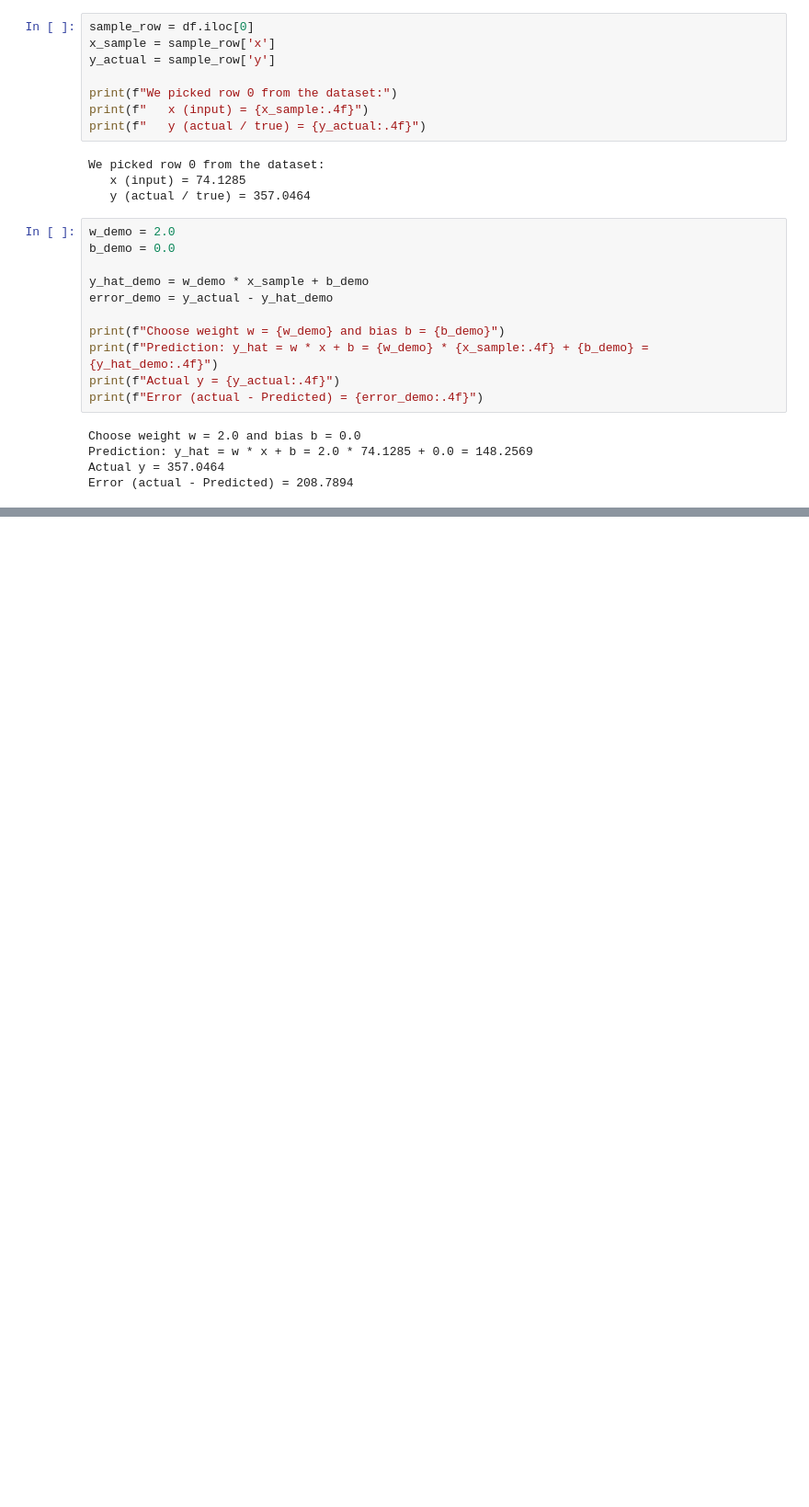
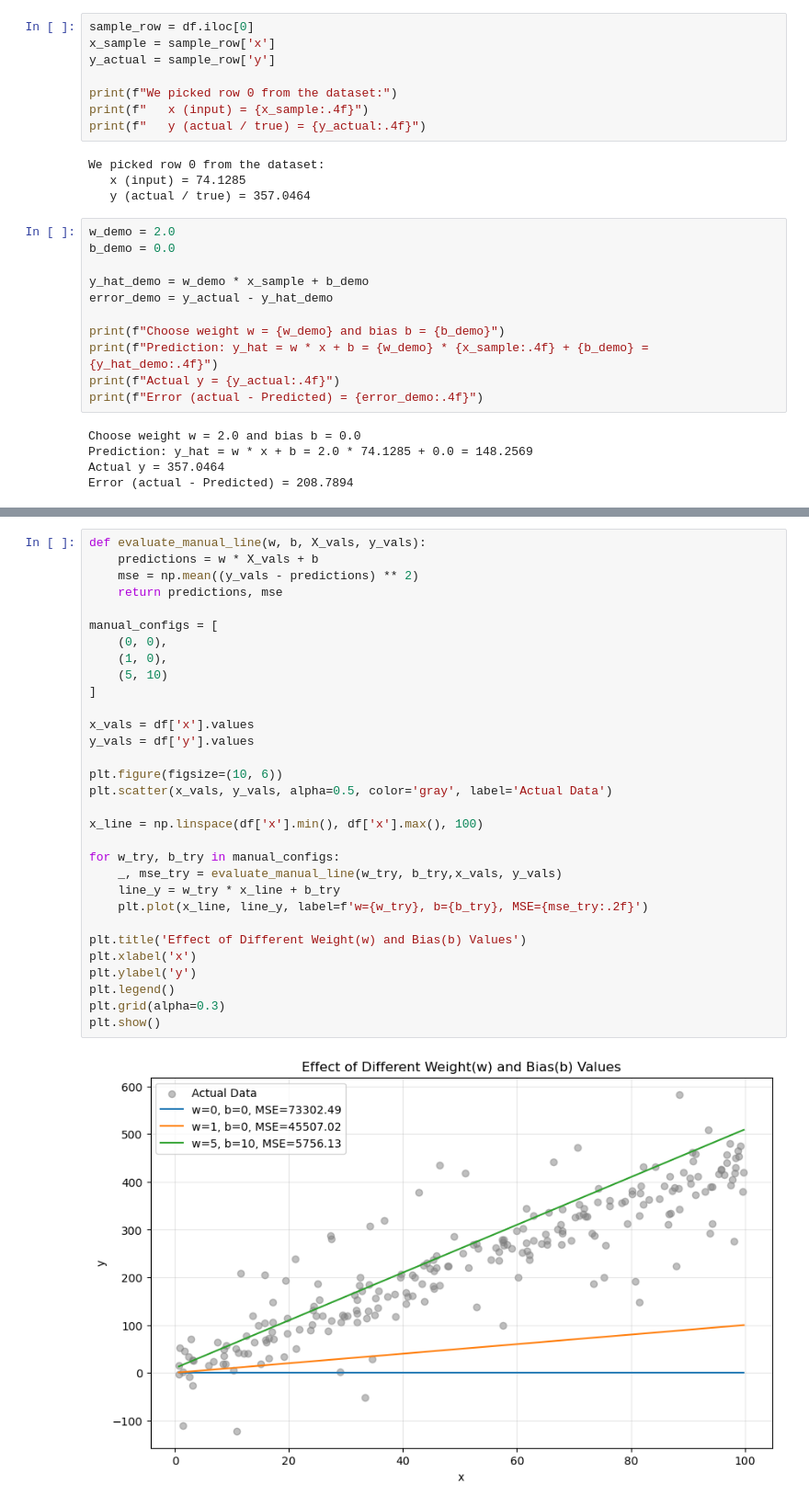
Before and after one commit to Niraj7272/DataScience, a Jupyter notebook: Practice/DL/ANN/ann_regression.ipynb, the cells around one changed output, grey strips where cells are left out. Shown at 92% size. Saved outputs shown, nothing was run; the diff lists cells and outputs as text; blank space fills up the shorter version.

```diff
--- a/Practice/DL/ANN/ann_regression.ipynb
+++ b/Practice/DL/ANN/ann_regression.ipynb
@@ -207,0 +459,33 @@ Error (actual - Predicted) = 208.7894
+# %%
+def evaluate_manual_line(w, b, X_vals, y_vals):
+    predictions = w * X_vals + b
+    mse = np.mean((y_vals - predictions) ** 2)
+    return predictions, mse
+
+manual_configs = [
+    (0, 0),
+    (1, 0),
+    (5, 10)
+]
+
+x_vals = df['x'].values
+y_vals = df['y'].values
+
+plt.figure(figsize=(10, 6))
+plt.scatter(x_vals, y_vals, alpha=0.5, color='gray', label='Actual Data')
+
+x_line = np.linspace(df['x'].min(), df['x'].max(), 100)
+
+for w_try, b_try in manual_configs:
+    _, mse_try = evaluate_manual_line(w_try, b_try,x_vals, y_vals)
+    line_y = w_try * x_line + b_try
+    plt.plot(x_line, line_y, label=f'w={w_try}, b={b_try}, MSE={mse_try:.2f}')
+
+plt.title('Effect of Different Weight(w) and Bias(b) Values')
+plt.xlabel('x')
+plt.ylabel('y')
+plt.legend()
+plt.grid(alpha=0.3)
+plt.show()
+# %% [output]
+[figure, added]
```
Also changed, not shown: parts of 24 cells of this notebook.
